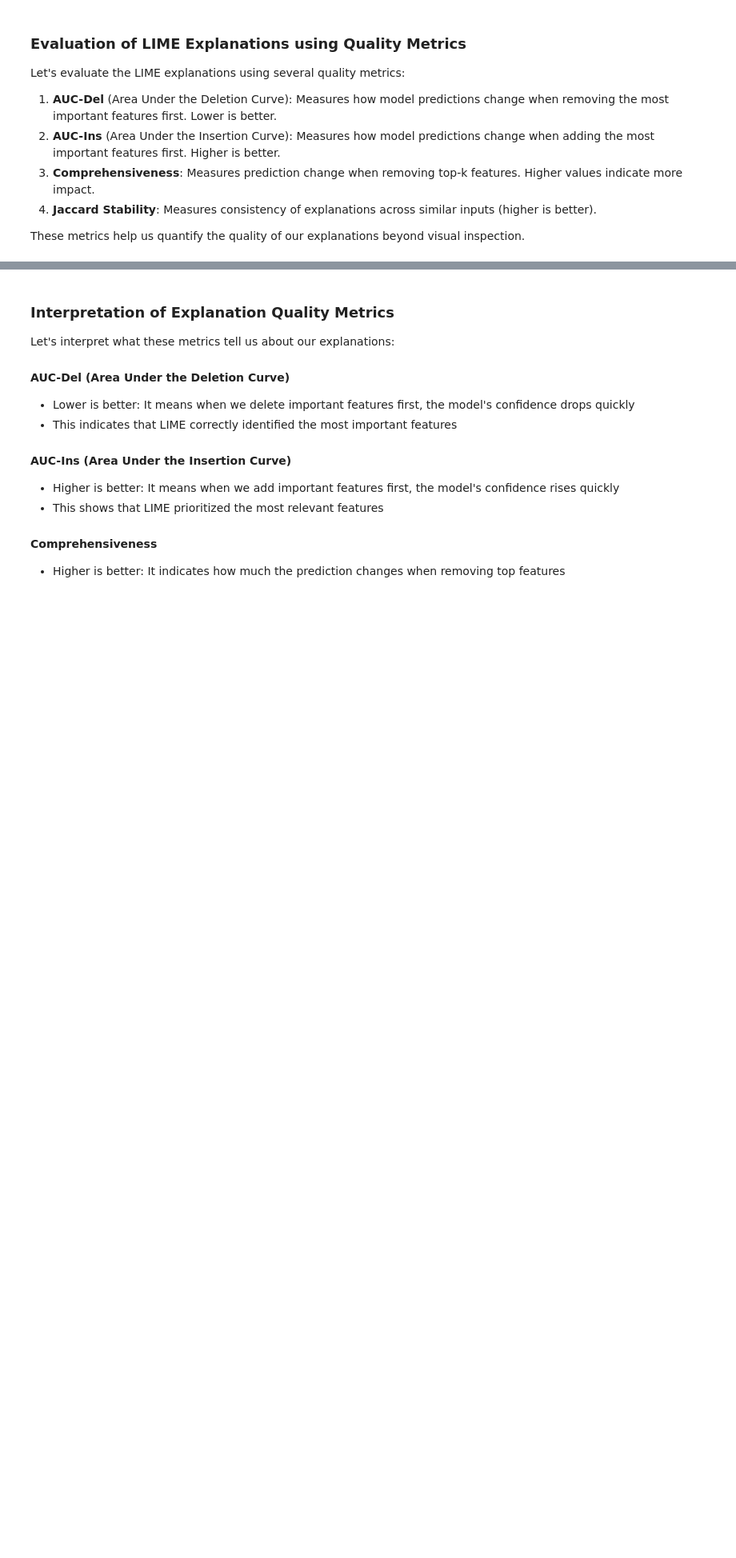
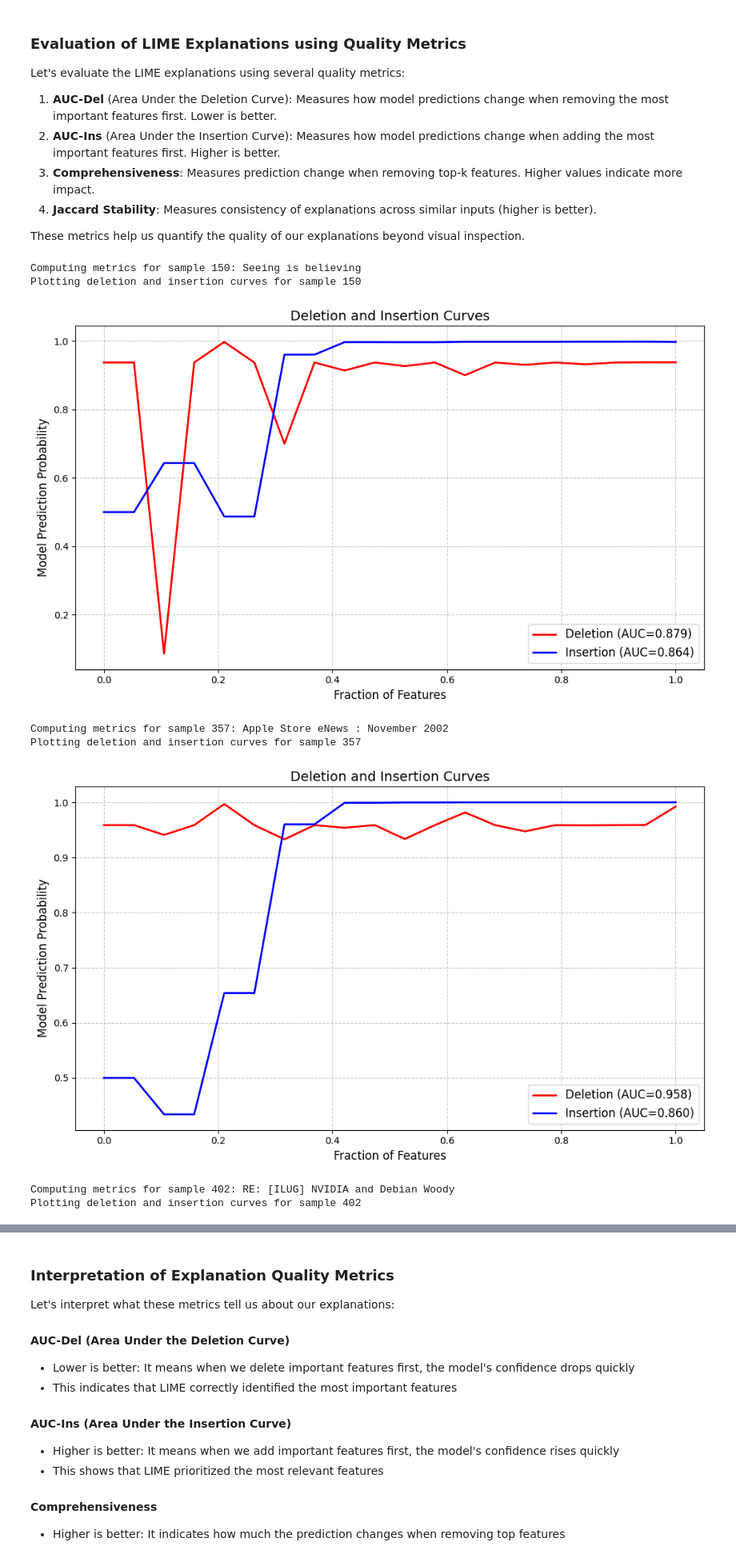
Before and after one commit to RationalEar/spam-detection, a Jupyter notebook: explainability/CNN_LIME.ipynb, the cells around one changed output, grey strips where cells are left out. Shown at 80% size. Saved outputs shown, nothing was run; the diff lists cells and outputs as text; code cells hidden in the pictures; blank space fills up the shorter version.

Commit message:
calculate explanation quality metrics using LIME

```diff
--- a/explainability/CNN_LIME.ipynb
+++ b/explainability/CNN_LIME.ipynb
@@ -119,9 +119,8 @@ These metrics help us quantify the quality of our explanations beyond visual ins
 from explainability.LIMETextExplanationWrapper import (
     compute_auc_deletion, compute_auc_insertion, compute_comprehensiveness,
     compute_jaccard_stability, plot_deletion_insertion_curves, plot_metrics_across_samples,
-    LIMETextExplanationWrapper
+    LIMETextExplanationWrapper, get_lime_explanation
 )
-
 # Create the wrapper for model predictions
 explainer_wrapper = LIMETextExplanationWrapper(
     cnn_model,
@@ -170,30 +169,39 @@ for i in samples:
         num_to_remove = max(1, int(len(tokens) * 0.1))
         indices_to_remove = random.sample(range(len(tokens)), num_to_remove)
         modified_tokens = [tokens[i] for i in range(len(tokens)) if i not in indices_to_remove]
         similar_texts.append(' '.join(modified_tokens))
 
     stability = compute_jaccard_stability(
         cnn_model,
         similar_texts,
         word2idx,
         idx2word,
         num_features=5
     )
 
     metrics_results.append({
         'Sample': i,
         'Subject': test_df['subject'].iloc[i],
         'AUC-Del': auc_del,
         'AUC-Ins': auc_ins,
         'Comprehensiveness': comprehensiveness,
         'Jaccard Stability': stability
     })
 
     # Plot deletion and insertion curves for this sample
     print(f"Plotting deletion and insertion curves for sample {i}")
     plot_deletion_insertion_curves(explainer_wrapper, explanation, text)
 
 # Create a DataFrame from the metrics results
 metrics_df = pd.DataFrame(metrics_results)
 metrics_df.set_index('Sample', inplace=True)
 metrics_df
+# %% [output]
+Computing metrics for sample 150: Seeing is believing
+Plotting deletion and insertion curves for sample 150
+[figure, added]
+Computing metrics for sample 357: Apple Store eNews : November 2002
+Plotting deletion and insertion curves for sample 357
+[figure, added]
+Computing metrics for sample 402: RE: [ILUG] NVIDIA and Debian Woody
+Plotting deletion and insertion curves for sample 402
```
Also changed, not shown: parts of 4 cells of this notebook, 2 other files.
